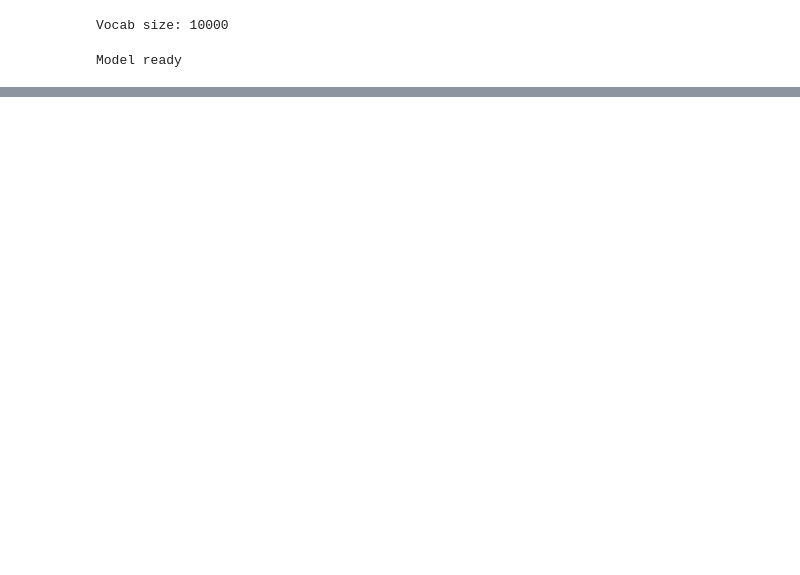
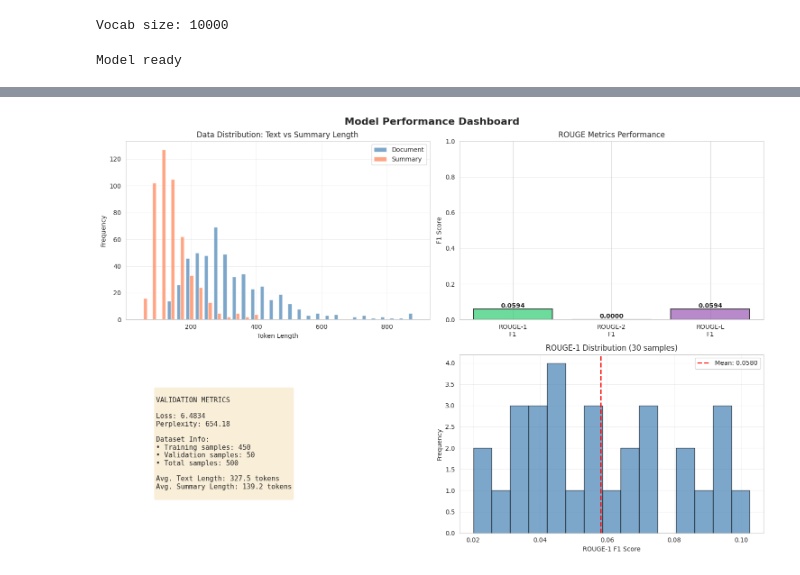
Before and after one commit to zzeiidann/RNNKI, a Jupyter notebook: DocSum_Attn_RNN.ipynb, the cells around one changed output, grey strips where cells are left out. Cells and saved outputs as stored; diff of their text form; code cells hidden in the pictures; blank space fills up the shorter version.

Commit message:
major bugfix; update tch-rs 0.20.0; data downscale

```diff
--- a/DocSum_Attn_RNN.ipynb
+++ b/DocSum_Attn_RNN.ipynb
@@ -47,7 +47,7 @@ EPOCHS        = 5
 LEARNING_RATE = 1e-4
 
 # Data path (same default as Rust)
-DATA_CSV = "Data.csv"
+DATA_CSV = "500Sample.csv"
 RNG_SEED = 42
 random.seed(RNG_SEED)
 np.random.seed(RNG_SEED)
@@ -435,0 +574,78 @@ test_samples(3)
+# %%
+
+# Generate comprehensive performance visualization
+fig, axes = plt.subplots(2, 2, figsize=(15, 10))
+fig.suptitle('Model Performance Dashboard', fontsize=16, fontweight='bold')
+
+# 1. Data distribution
+ax1 = axes[0, 0]
+text_lens = [len(tokenizer._basic_tokens(t)) for t, _ in data]
+sum_lens = [len(tokenizer._basic_tokens(s)) for _, s in data]
+ax1.hist([text_lens, sum_lens], bins=30, label=['Document', 'Summary'], alpha=0.7, color=['steelblue', 'coral'])
+ax1.set_xlabel('Token Length')
+ax1.set_ylabel('Frequency')
+ax1.set_title('Data Distribution: Text vs Summary Length')
+ax1.legend()
+ax1.grid(alpha=0.3)
+
+# 2. Metrics bar chart
+ax2 = axes[0, 1]
+metrics_names = ['ROUGE-1\nF1', 'ROUGE-2\nF1', 'ROUGE-L\nF1']
+metrics_values = [metrics['rouge1_f1'], metrics['rouge2_f1'], metrics['rougel_f1']]
+colors = ['#2ecc71', '#3498db', '#9b59b6']
+bars = ax2.bar(metrics_names, metrics_values, color=colors, alpha=0.7, edgecolor='black', linewidth=1.5)
+ax2.set_ylabel('F1 Score')
+ax2.set_title('ROUGE Metrics Performance')
+ax2.set_ylim([0, 1.0])
+ax2.grid(axis='y', alpha=0.3)
+# Add value labels on bars
+for bar, val in zip(bars, metrics_values):
+    height = bar.get_height()
+    ax2.text(bar.get_x() + bar.get_width()/2., height,
+             f'{val:.4f}', ha='center', va='bottom', fontweight='bold')
+
+# 3. Validation loss indicator
+ax3 = axes[1, 0]
+ax3.axis('off')
+loss_text = f"""
+VALIDATION METRICS
+
+Loss: {metrics['val_loss']:.4f}
+Perplexity: {math.exp(metrics['val_loss']):.2f}
+
+Dataset Info:
+• Training samples: {len(train_data)}
+• Validation samples: {len(val_data)}
+• Total samples: {len(data)}
+
+Avg. Text Length: {np.mean(text_lens):.1f} tokens
+Avg. Summary Length: {np.mean(sum_lens):.1f} tokens
+"""
+ax3.text(0.1, 0.5, loss_text, fontsize=11, verticalalignment='center',
+         family='monospace', bbox=dict(boxstyle='round', facecolor='wheat', alpha=0.5))
+
+# 4. Sample quality distribution (from multiple samples)
+ax4 = axes[1, 1]
+sample_rouge_scores = []
+sample_sizes = min(30, len(val_data))
+sample_indices = random.sample(range(len(val_data)), k=sample_sizes)
+for idx in sample_indices:
+    text, ref = val_data[idx]
+    pred = greedy_decode(model, text, MAX_SUMMARY_LEN)
+    r1, r2, rl = rouge_all(ref, pred)
+    sample_rouge_scores.append(r1['f1'])
+
+ax4.hist(sample_rouge_scores, bins=15, color='steelblue', alpha=0.7, edgecolor='black')
+ax4.axvline(np.mean(sample_rouge_scores), color='red', linestyle='--', linewidth=2, label=f'Mean: {np.mean(sample_rouge_scores):.4f}')
+ax4.set_xlabel('ROUGE-1 F1 Score')
+ax4.set_ylabel('Frequency')
+ax4.set_title(f'ROUGE-1 Distribution ({sample_sizes} samples)')
+ax4.legend()
+ax4.grid(alpha=0.3)
+
+plt.tight_layout()
+plt.show()
+
+print(f"\n✓ Visualization complete!")
+# %% [output]
+[figure, added]
```
Also changed, not shown: parts of 8 cells of this notebook, 6 other files.
